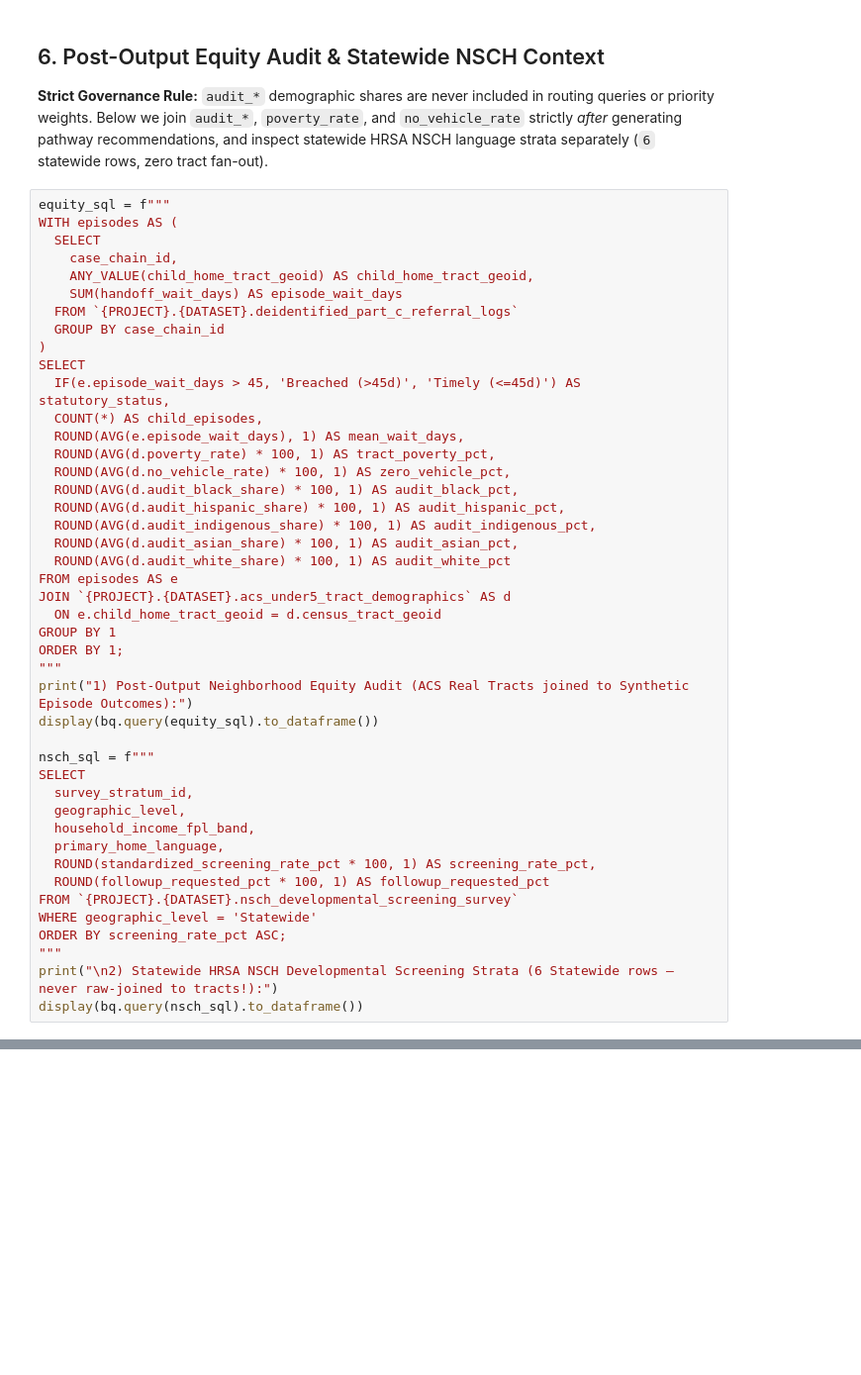
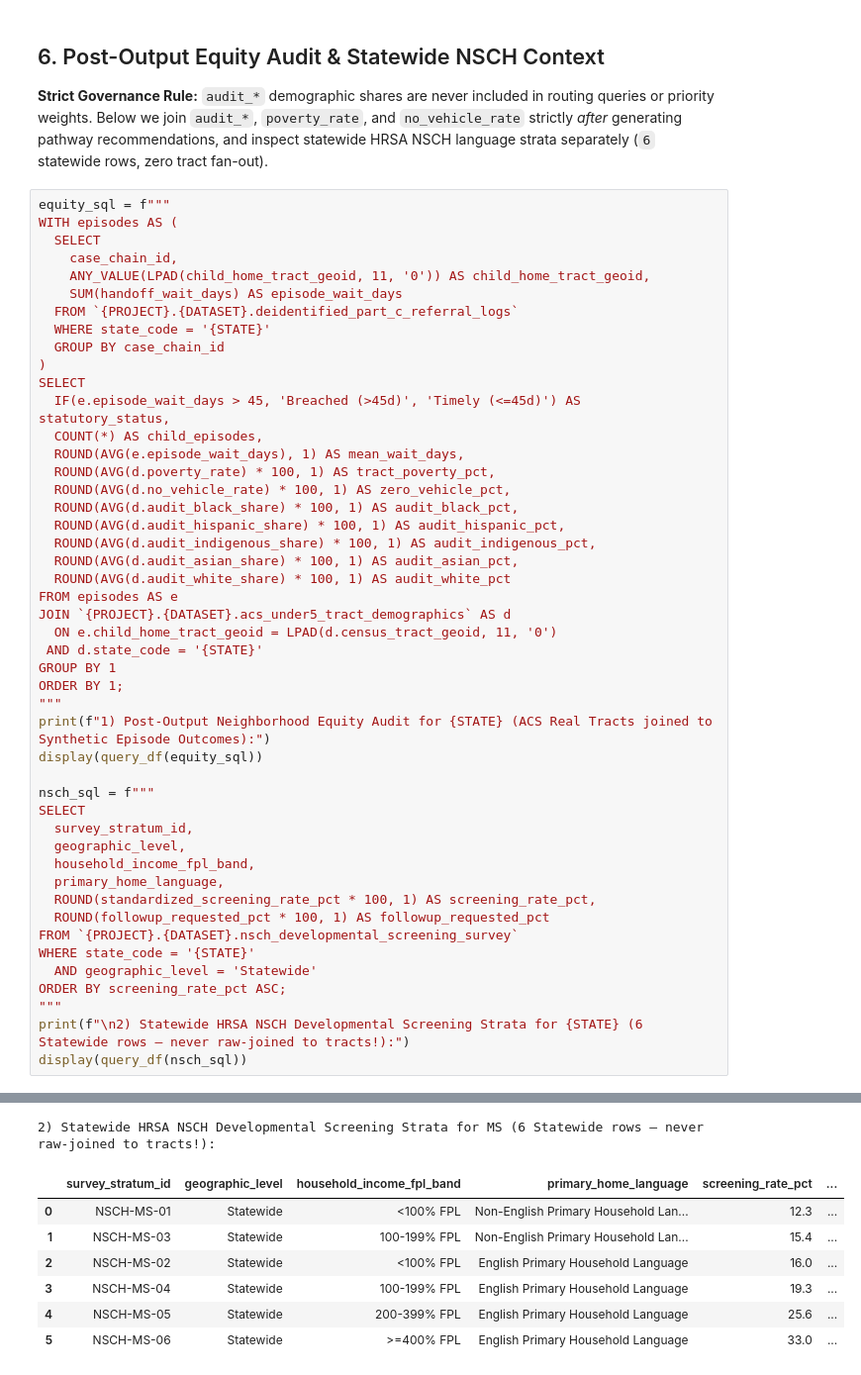
Before and after one commit to Bornism/A4I2026-challenge-early-intervention, a Jupyter notebook: notebooks/c_ei_02_graph_and_audit.ipynb, the cells around one changed output, grey strips where cells are left out. Shown at 99% size. Saved outputs shown, nothing was run; the diff lists cells and outputs as text; blank space fills up the shorter version.

```diff
--- a/notebooks/c_ei_02_graph_and_audit.ipynb
+++ b/notebooks/c_ei_02_graph_and_audit.ipynb
@@ -326,9 +592,10 @@ equity_sql = f"""
 WITH episodes AS (
   SELECT
     case_chain_id,
-    ANY_VALUE(child_home_tract_geoid) AS child_home_tract_geoid,
+    ANY_VALUE(LPAD(child_home_tract_geoid, 11, '0')) AS child_home_tract_geoid,
     SUM(handoff_wait_days) AS episode_wait_days
   FROM `{PROJECT}.{DATASET}.deidentified_part_c_referral_logs`
+  WHERE state_code = '{STATE}'
   GROUP BY case_chain_id
 )
 SELECT
@@ -344,12 +611,13 @@ SELECT
   ROUND(AVG(d.audit_white_share) * 100, 1) AS audit_white_pct
 FROM episodes AS e
 JOIN `{PROJECT}.{DATASET}.acs_under5_tract_demographics` AS d
-  ON e.child_home_tract_geoid = d.census_tract_geoid
+  ON e.child_home_tract_geoid = LPAD(d.census_tract_geoid, 11, '0')
+ AND d.state_code = '{STATE}'
 GROUP BY 1
 ORDER BY 1;
 """
-print("1) Post-Output Neighborhood Equity Audit (ACS Real Tracts joined to Synthetic Episode Outcomes):")
-display(bq.query(equity_sql).to_dataframe())
+print(f"1) Post-Output Neighborhood Equity Audit for {STATE} (ACS Real Tracts joined to Synthetic Episode Outcomes):")
+display(query_df(equity_sql))
 
 nsch_sql = f"""
 SELECT
@@ -360,8 +628,10 @@ SELECT
   ROUND(standardized_screening_rate_pct * 100, 1) AS screening_rate_pct,
   ROUND(followup_requested_pct * 100, 1) AS followup_requested_pct
 FROM `{PROJECT}.{DATASET}.nsch_developmental_screening_survey`
-WHERE geographic_level = 'Statewide'
+WHERE state_code = '{STATE}'
+  AND geographic_level = 'Statewide'
 ORDER BY screening_rate_pct ASC;
 """
-print("\n2) Statewide HRSA NSCH Developmental Screening Strata (6 Statewide rows — never raw-joined to tracts!):")
-display(bq.query(nsch_sql).to_dataframe())
+print(f"\n2) Statewide HRSA NSCH Developmental Screening Strata for {STATE} (6 Statewide rows — never raw-joined to tracts!):")
+display(query_df(nsch_sql))
+# %% [output]
@@ -367,0 +642,8 @@ display(bq.query(nsch_sql).to_dataframe())
+2) Statewide HRSA NSCH Developmental Screening Strata for MS (6 Statewide rows — never raw-joined to tracts!):
+|  | survey_stratum_id | geographic_level | household_income_fpl_band | primary_home_language | screening_rate_pct | ... |
+| 0 | NSCH-MS-01 | Statewide | <100% FPL | Non-English Primary Household Lan... | 12.3 | ... |
+| 1 | NSCH-MS-03 | Statewide | 100-199% FPL | Non-English Primary Household Lan... | 15.4 | ... |
+| 2 | NSCH-MS-02 | Statewide | <100% FPL | English Primary Household Language | 16.0 | ... |
+| 3 | NSCH-MS-04 | Statewide | 100-199% FPL | English Primary Household Language | 19.3 | ... |
+| 4 | NSCH-MS-05 | Statewide | 200-399% FPL | English Primary Household Language | 25.6 | ... |
+| 5 | NSCH-MS-06 | Statewide | >=400% FPL | English Primary Household Language | 33.0 | ... |
```
Also changed, not shown: parts of 11 cells of this notebook, 55 other files.
